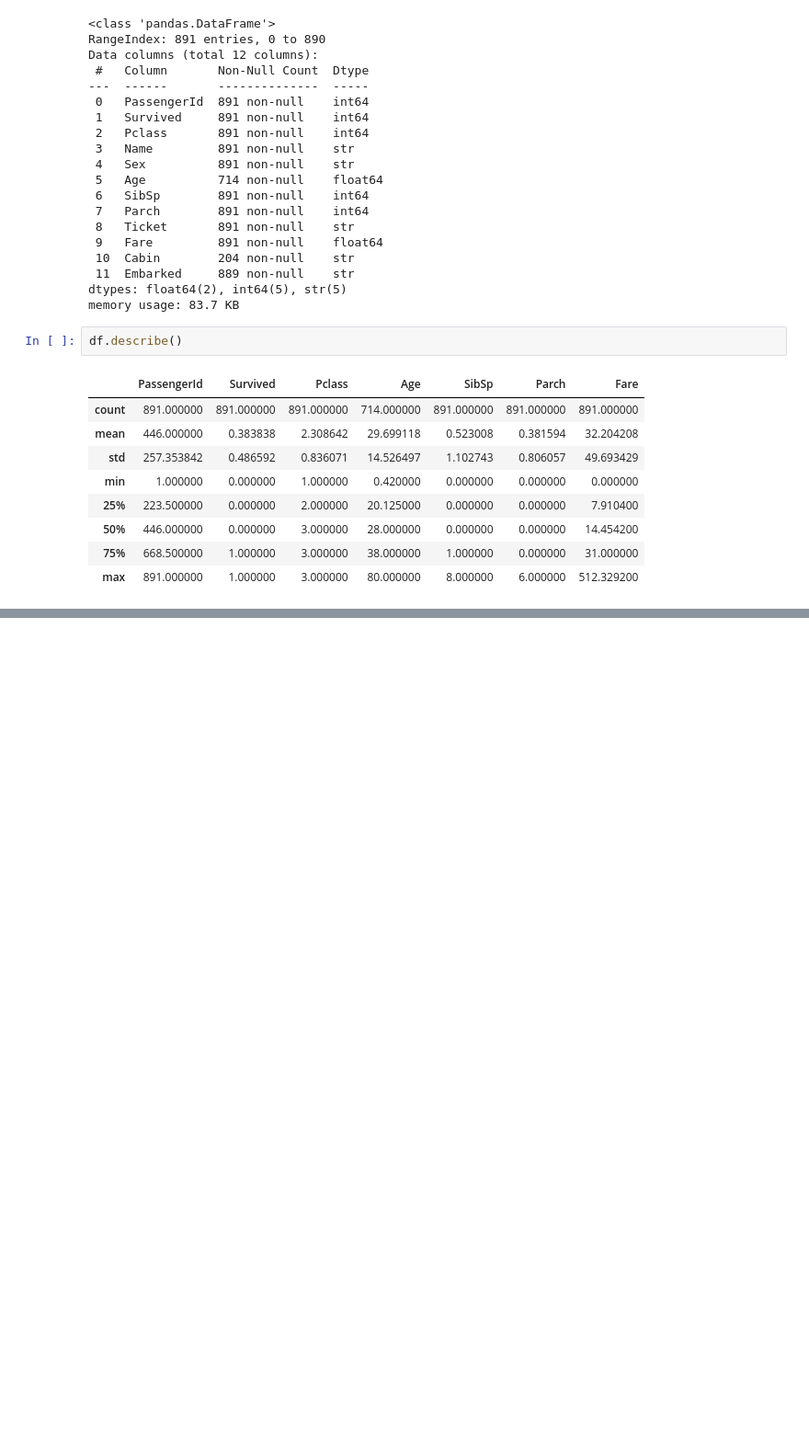
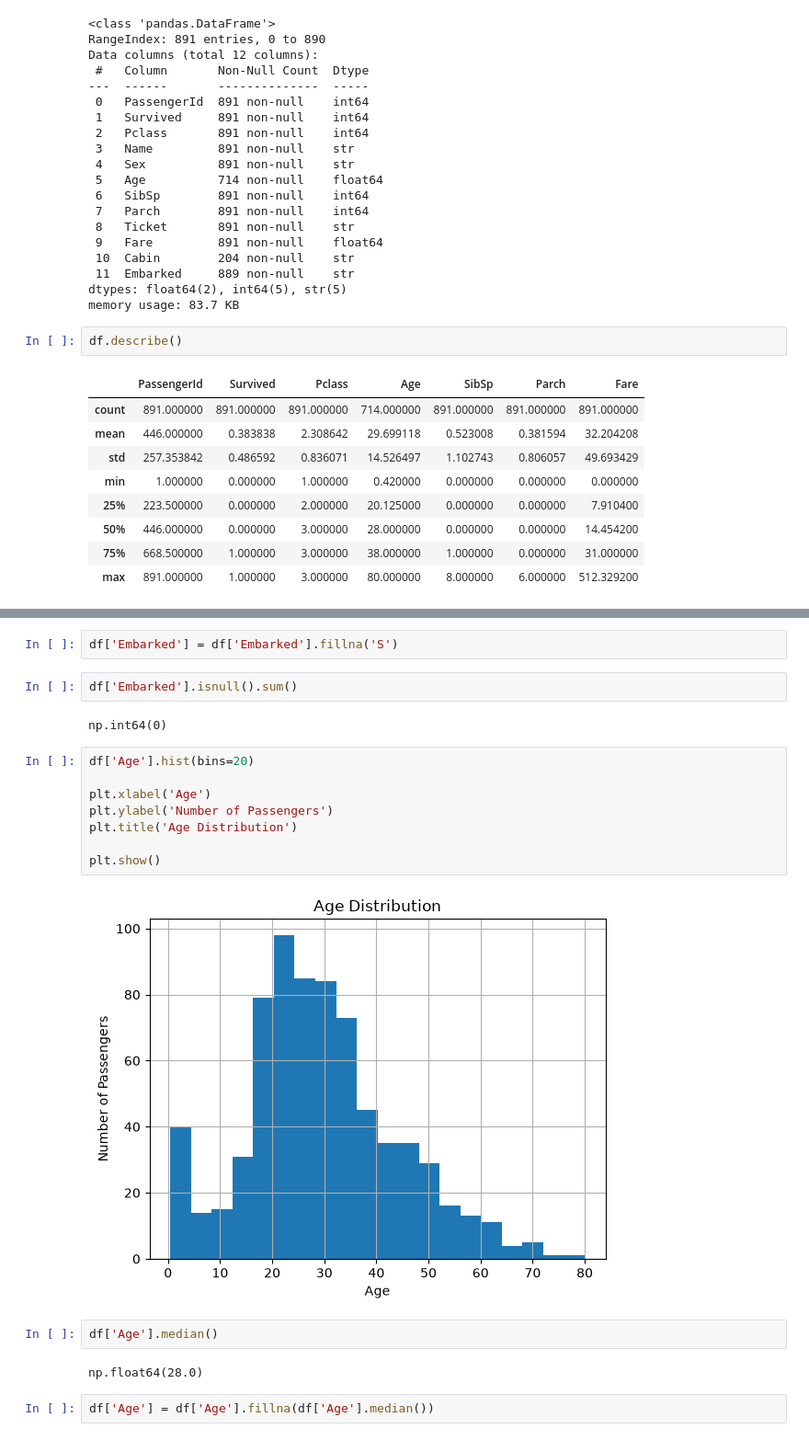
Before and after one commit to Jobayer08/titanic-analysis, a Jupyter notebook: notebooks/titanic_analysis.ipynb, the cells around one changed output, grey strips where cells are left out. Shown at 92% size. Saved outputs shown, nothing was run; the diff lists cells and outputs as text; blank space fills up the shorter version.

```diff
--- a/notebooks/titanic_analysis.ipynb
+++ b/notebooks/titanic_analysis.ipynb
@@ -70,0 +106,22 @@ df.describe()
+# %%
+df['Embarked'] = df['Embarked'].fillna('S')
+# %%
+df['Embarked'].isnull().sum()
+# %% [output]
+np.int64(0)
+# %%
+df['Age'].hist(bins=20)
+
+plt.xlabel('Age')
+plt.ylabel('Number of Passengers')
+plt.title('Age Distribution')
+
+plt.show()
+# %% [output]
+[figure, added]
+# %%
+df['Age'].median()
+# %% [output]
+np.float64(28.0)
+# %%
+df['Age'] = df['Age'].fillna(df['Age'].median())
```
Also changed, not shown: parts of 13 cells of this notebook.
